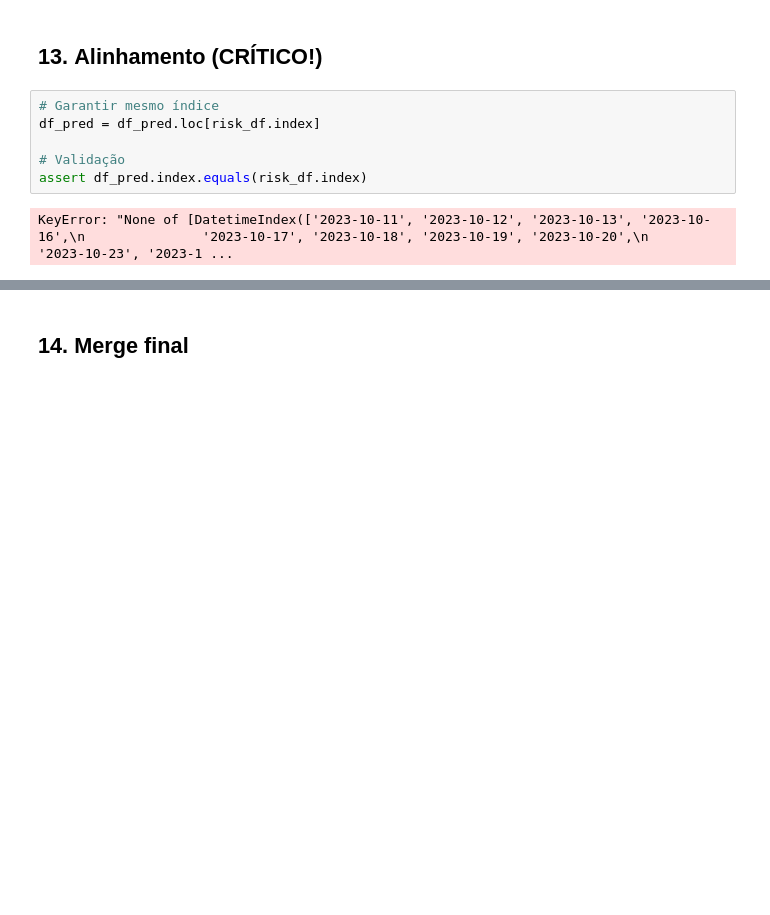
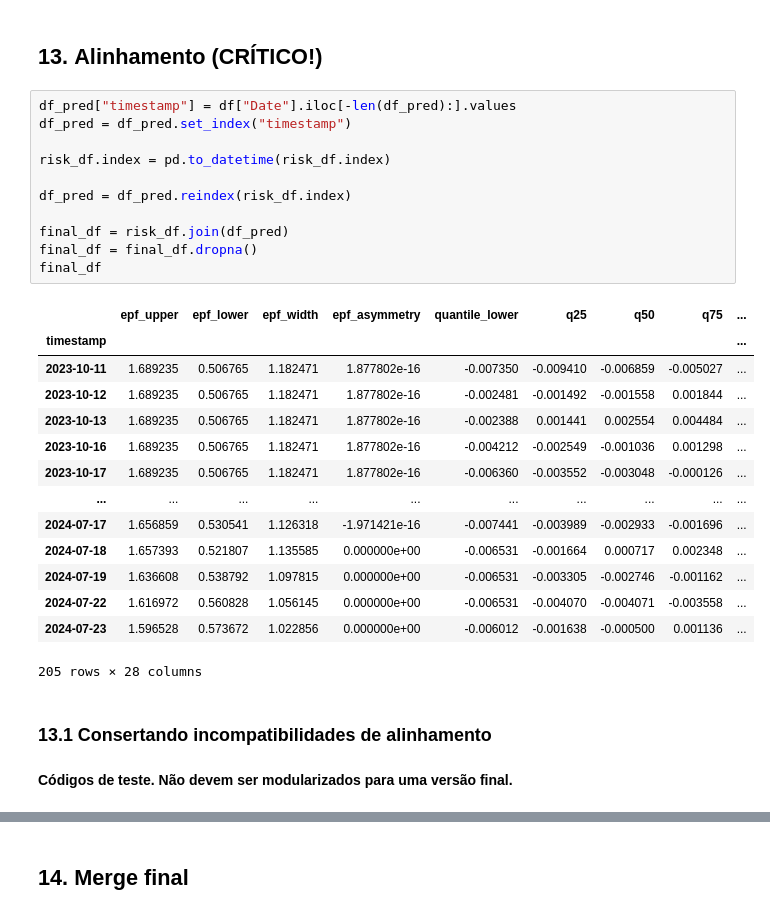
Before and after one commit to miguelrferreiraf/libellula, a Jupyter notebook: notebooks/Predictive_TFT_model/TFT_prdictive_model.ipynb, the cells around one changed output, grey strips where cells are left out. Drawn from its saved outputs; the diff is of its cells as text; blank space fills up the shorter version.

```diff
--- a/notebooks/Predictive_TFT_model/TFT_prdictive_model.ipynb
+++ b/notebooks/Predictive_TFT_model/TFT_prdictive_model.ipynb
@@ -476,10 +480,32 @@ risk_df = pd.read_parquet("C:/projects/Libellula/data/processed/combined/risk_fe
 # %% [markdown]
 ## 13. **Alinhamento (CRÍTICO!)**
 # %%
-# Garantir mesmo índice
-df_pred = df_pred.loc[risk_df.index]
+df_pred["timestamp"] = df["Date"].iloc[-len(df_pred):].values
+df_pred = df_pred.set_index("timestamp")
 
-# Validação
-assert df_pred.index.equals(risk_df.index)
+risk_df.index = pd.to_datetime(risk_df.index)
+
+df_pred = df_pred.reindex(risk_df.index)
+
+final_df = risk_df.join(df_pred)
+final_df = final_df.dropna()
+final_df
 # %% [output]
+|  | epf_upper | epf_lower | epf_width | epf_asymmetry | quantile_lower | q25 | q50 | q75 | ... |
+| timestamp |  |  |  |  |  |  |  |  | ... |
+| 2023-10-11 | 1.689235 | 0.506765 | 1.182471 | 1.877802e-16 | -0.007350 | -0.009410 | -0.006859 | -0.005027 | ... |
+| 2023-10-12 | 1.689235 | 0.506765 | 1.182471 | 1.877802e-16 | -0.002481 | -0.001492 | -0.001558 | 0.001844 | ... |
+| 2023-10-13 | 1.689235 | 0.506765 | 1.182471 | 1.877802e-16 | -0.002388 | 0.001441 | 0.002554 | 0.004484 | ... |
+| 2023-10-16 | 1.689235 | 0.506765 | 1.182471 | 1.877802e-16 | -0.004212 | -0.002549 | -0.001036 | 0.001298 | ... |
+| 2023-10-17 | 1.689235 | 0.506765 | 1.182471 | 1.877802e-16 | -0.006360 | -0.003552 | -0.003048 | -0.000126 | ... |
+| ... | ... | ... | ... | ... | ... | ... | ... | ... | ... |
+| 2024-07-17 | 1.656859 | 0.530541 | 1.126318 | -1.971421e-16 | -0.007441 | -0.003989 | -0.002933 | -0.001696 | ... |
+| 2024-07-18 | 1.657393 | 0.521807 | 1.135585 | 0.000000e+00 | -0.006531 | -0.001664 | 0.000717 | 0.002348 | ... |
+| 2024-07-19 | 1.636608 | 0.538792 | 1.097815 | 0.000000e+00 | -0.006531 | -0.003305 | -0.002746 | -0.001162 | ... |
+| 2024-07-22 | 1.616972 | 0.560828 | 1.056145 | 0.000000e+00 | -0.006531 | -0.004070 | -0.004071 | -0.003558 | ... |
+| 2024-07-23 | 1.596528 | 0.573672 | 1.022856 | 0.000000e+00 | -0.006012 | -0.001638 | -0.000500 | 0.001136 | ... |
-KeyError: "None of [DatetimeIndex(['2023-10-11', '2023-10-12', '2023-10-13', '2023-10-16',\n               '2023-10-17', '2023-10-18', '2023-10-19', '2023-10-20',\n               '2023-10-23', '2023-1 ...
+205 rows × 28 columns
+# %% [markdown]
+### 13.1 Consertando incompatibilidades de alinhamento
+# %% [markdown]
+**Códigos de teste. Não devem ser modularizados para uma versão final.**
```
Also changed, not shown: parts of 7 cells of this notebook.
